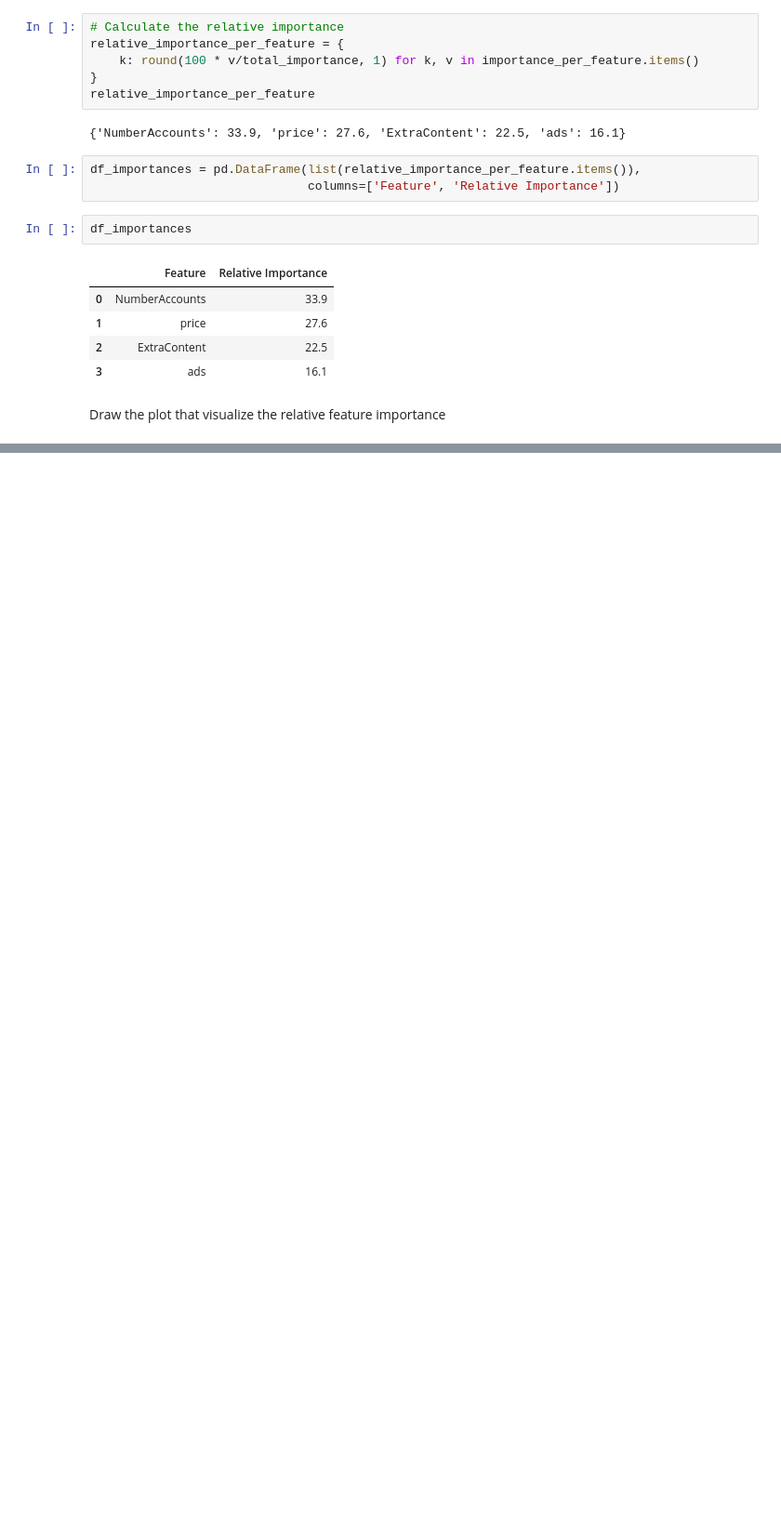
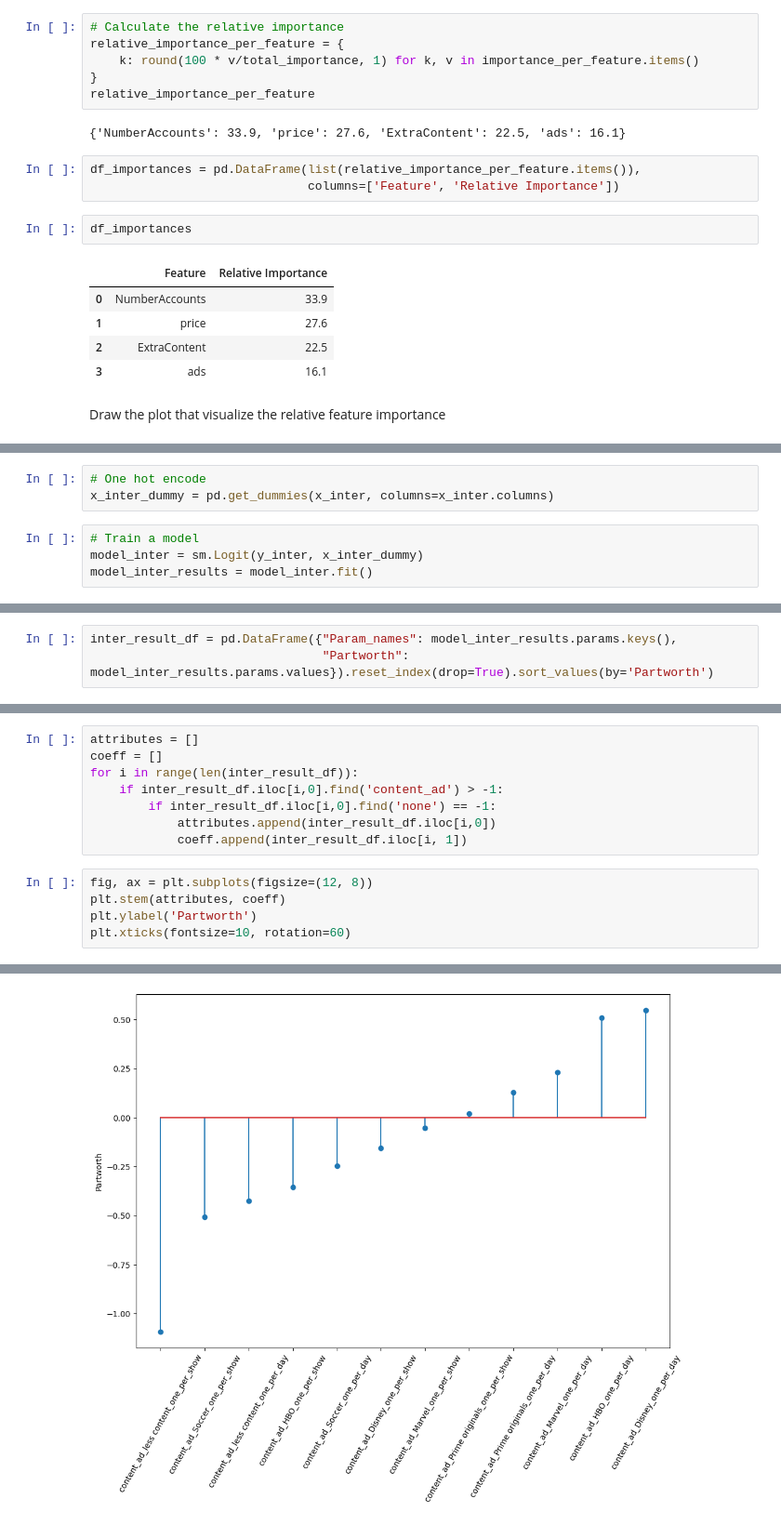
Before and after one commit to JiayiD77/Conjoint-Analysis, a Jupyter notebook: conjoint_analysis.ipynb, the cells around one changed output, grey strips where cells are left out. Shown at 93% size. Drawn from its saved outputs; the diff is of its cells as text; blank space fills up the shorter version.

```diff
--- a/conjoint_analysis.ipynb
+++ b/conjoint_analysis.ipynb
@@ -243,0 +268,7 @@ plt.show()
+# %%
+# One hot encode
+x_inter_dummy = pd.get_dummies(x_inter, columns=x_inter.columns)
+# %%
+# Train a model
+model_inter = sm.Logit(y_inter, x_inter_dummy)
+model_inter_results = model_inter.fit()
@@ -243,0 +306,3 @@ plt.show()
+# %%
+inter_result_df = pd.DataFrame({"Param_names": model_inter_results.params.keys(),
+                                "Partworth": model_inter_results.params.values}).reset_index(drop=True).sort_values(by='Partworth')
@@ -243,0 +320,14 @@ plt.show()
+# %%
+attributes = []
+coeff = []
+for i in range(len(inter_result_df)):
+    if inter_result_df.iloc[i,0].find('content_ad') > -1:
+        if inter_result_df.iloc[i,0].find('none') == -1:
+            attributes.append(inter_result_df.iloc[i,0])
+            coeff.append(inter_result_df.iloc[i, 1])
+# %%
+fig, ax = plt.subplots(figsize=(12, 8))
+plt.stem(attributes, coeff)
+plt.ylabel('Partworth')
+plt.xticks(fontsize=10, rotation=60)
+# %% [output]
@@ -243,0 +347 @@ plt.show()
+[figure, added]
```
Also changed, not shown: parts of 12 cells of this notebook.
